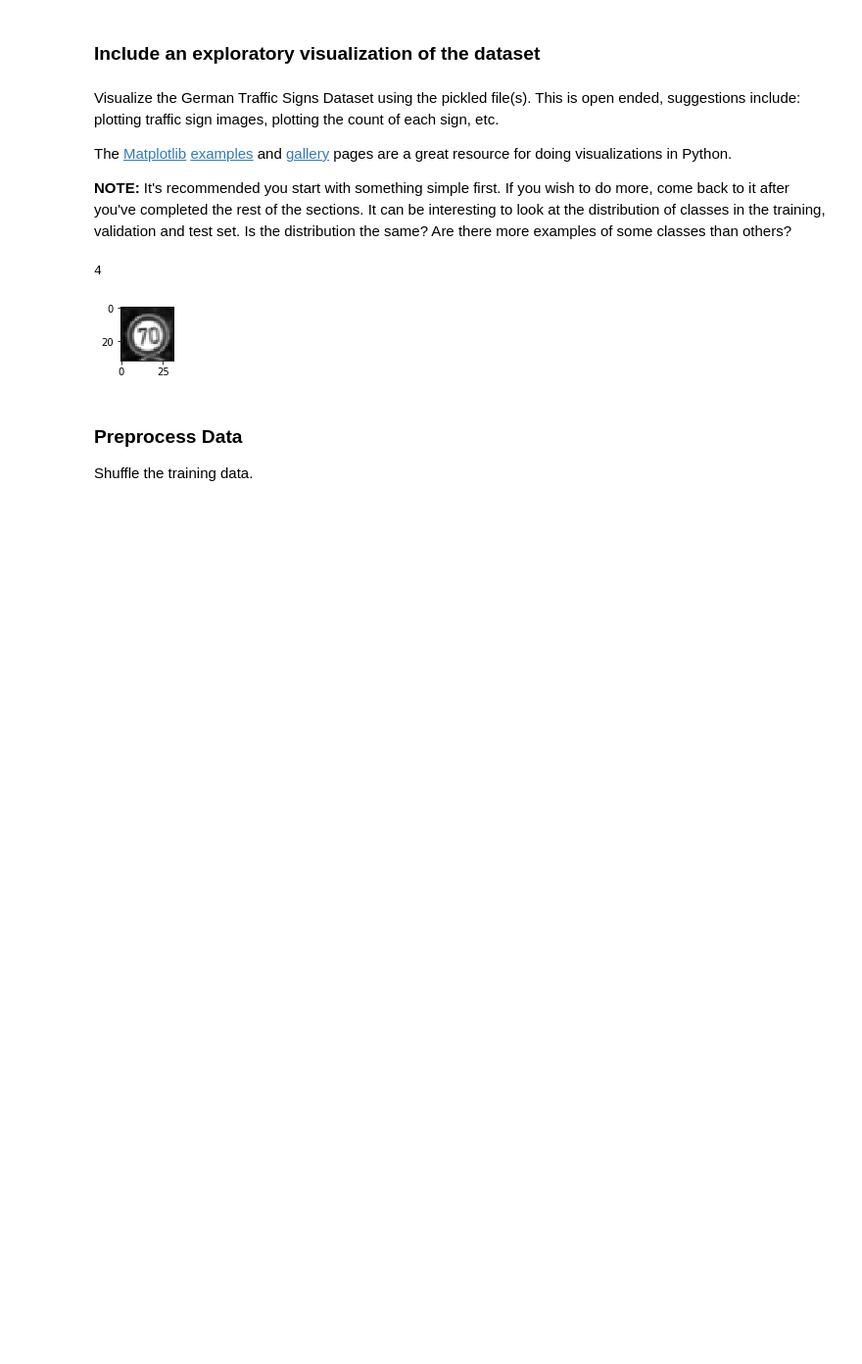
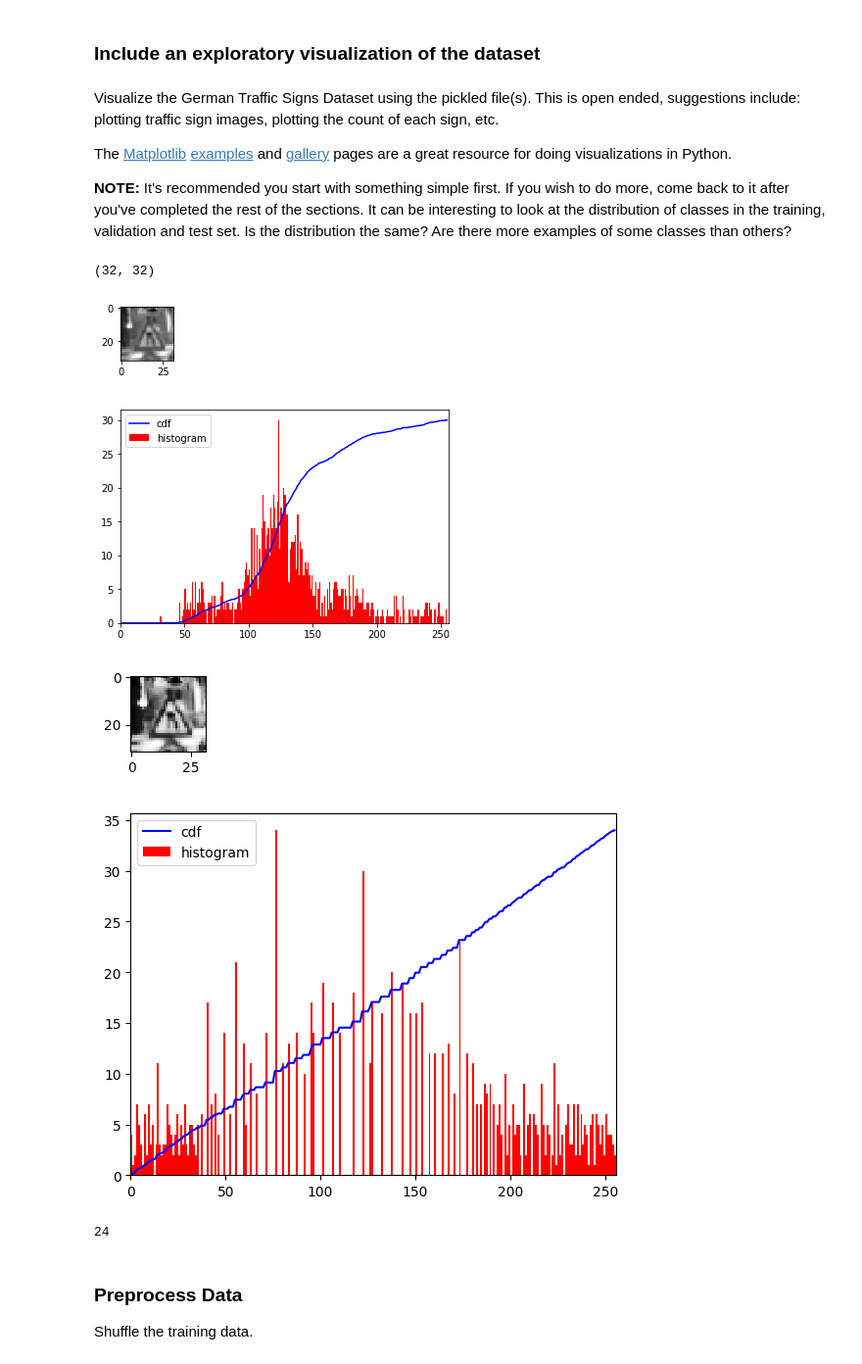
Before and after one commit to ahmedbelalnour/CarND-Traffic-Sign-Classifier-Project, a Jupyter notebook: Traffic_Sign_Classifier.ipynb, the cells around one changed output. Shown: that part at 98% size. Cells and saved outputs as stored; diff of their text form; code cells hidden in the pictures; blank space fills up the shorter version.

Commit message:
Adding Histogram equalization method to prerocess the input data

```diff
--- a/Traffic_Sign_Classifier.ipynb
+++ b/Traffic_Sign_Classifier.ipynb
@@ -113,24 +103,66 @@ Visualize the German Traffic Signs Dataset using the pickled file(s). This is op
 The [Matplotlib](http://matplotlib.org/) [examples](http://matplotlib.org/examples/index.html) and [gallery](http://matplotlib.org/gallery.html) pages are a great resource for doing visualizations in Python.
 
 **NOTE:** It's recommended you start with something simple first. If you wish to do more, come back to it after you've completed the rest of the sections. It can be interesting to look at the distribution of classes in the training, validation and test set. Is the distribution the same? Are there more examples of some classes than others?
+# %%
+import matplotlib as mpl
+from matplotlib import pyplot as plt
+
+# got it from the link: https://docs.opencv.org/3.1.0/d5/daf/tutorial_py_histogram_equalization.html
+def plotHistogramForImage(image):
+    hist,bins = np.histogram(image.flatten(),256,[0,256])
+    cdf = hist.cumsum()
+    cdf_normalized = cdf * hist.max()/ cdf.max()
+    plt.plot(cdf_normalized, color = 'b')
+    plt.hist(image.flatten(),256,[0,256], color = 'r')
+    plt.xlim([0,256])
+    plt.legend(('cdf','histogram'), loc = 'upper left')
+    plt.show()
+    mpl.rcParams.update(mpl.rcParamsDefault)
+
+def image_histogram_equalization(image, number_bins=256):
+    # from http://www.janeriksolem.net/2009/06/histogram-equalization-with-python-and.html
+
+    # get image histogram
+    image_histogram, bins = np.histogram(image.flatten(), number_bins, normed=True)
+    cdf = image_histogram.cumsum() # cumulative distribution function
+    cdf = 255 * cdf / cdf[-1] # normalize
+
+    # use linear interpolation of cdf to find new pixel values
+    image_equalized = np.interp(image.flatten(), bins[:-1], cdf)
+
+    return image_equalized.reshape(image.shape)
 # %%
 ### Data exploration visualization code goes here.
 ### Feel free to use as many code cells as needed.
 import random
 import numpy as np
-import matplotlib.pyplot as plt
+from matplotlib import pyplot as plt
 # Visualizations will be shown in the notebook.
 %matplotlib inline
 
 index = random.randint(0, len(X_train))
 image = X_train[index].squeeze() # squeeze()?
-
+image = image[:,:,0]
+print(image.shape)
 plt.figure(figsize=(1, 1))
 plt.imshow(image, cmap='gray')
+plt.show()
+plotHistogramForImage(image)
+
+equalizedImage = image_histogram_equalization(image)
+plt.figure(figsize=(1, 1))
+plt.imshow(equalizedImage, cmap='gray')
+plt.show()
+plotHistogramForImage(equalizedImage)
+
 print(y_train[index])
 # %% [output]
-4
+(32, 32)
-[figure, old version]
+[figure, new version]
+[figure, added]
+[figure, added]
+[figure, added]
+24
 # %% [markdown]
 ### Preprocess Data
 Shuffle the training data.
```
Also changed, not shown: parts of 10 cells of this notebook.
